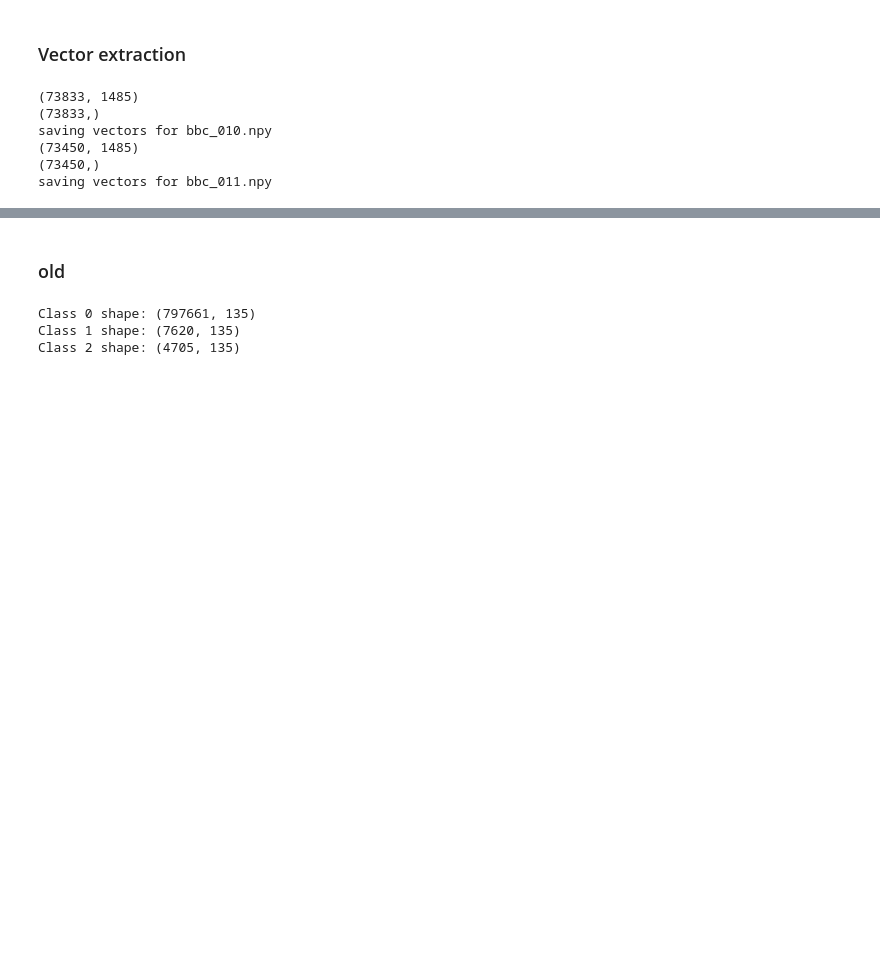
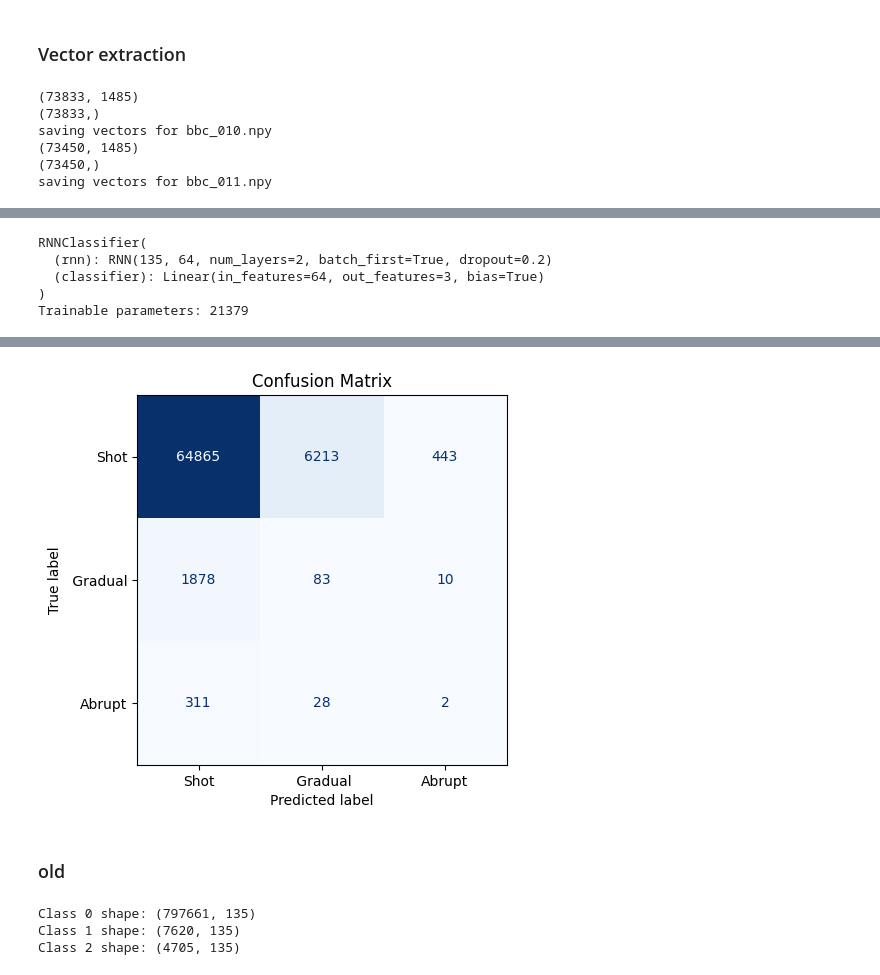
Before and after one commit to Bono046/DIP_project, a Jupyter notebook: SCD_features_classification.ipynb, the cells around one changed output, grey strips where cells are left out. Saved outputs shown, nothing was run; the diff lists cells and outputs as text; code cells hidden in the pictures; blank space fills up the shorter version.

```diff
--- a/SCD_features_classification.ipynb
+++ b/SCD_features_classification.ipynb
@@ -472,0 +709,47 @@ y_test = torch.load(data_path + '/bbc_vec_buff/bbc_test_y.pt')
+# %%
+# train and evaluate RNN model
+device = torch.device("cuda" if torch.cuda.is_available() else "cpu")
+
+input_size = feature_dim
+hidden_size = 64
+num_layers = 2
+num_classes = 3
+
+model_rnn = RNNClassifier(
+    input_size=input_size,
+    hidden_size=hidden_size,
+    num_layers=num_layers,
+    num_classes=num_classes,
+).to(device)
+
+
+class_weights = compute_class_weight(
+    class_weight='balanced',
+    classes=np.unique(y_train.numpy()),
+    y=y_train.numpy()
+)
+
+# Conversione in tensore da passare poi alla CrossEntropyLoss
+weights_tensor = torch.tensor(class_weights, dtype=torch.float32)
+loss_fn = nn.CrossEntropyLoss(weight=weights_tensor.to(device))
+
+
+optimizer = torch.optim.Adam(model_rnn.parameters(), lr=1e-3)
+
+print(model_rnn)
+print(f"Trainable parameters: {sum(p.numel() for p in model_rnn.parameters() if p.requires_grad)}")
+# %% [output]
+RNNClassifier(
+  (rnn): RNN(135, 64, num_layers=2, batch_first=True, dropout=0.2)
+  (classifier): Linear(in_features=64, out_features=3, bias=True)
+)
+Trainable parameters: 21379
+# %%
+# train and evaluate RNN model
+train_rnn_model(model_rnn, train_dataloader, loss_fn, optimizer, device, num_epochs=3)
+#evaluate the model
+accuracy, f1, all_preds, all_labels = evaluate_rnn_model(model_rnn, test_dataloader, device)
+print(f"RNN Accuracy: {accuracy * 100:.2f}%")
+print(f"RNN F1 Score: {f1:.4f}")
+plot_confusion_matrix(all_labels, all_preds)
+# %% [output]
@@ -473,3 +761,4 @@ y_test = torch.load(data_path + '/bbc_vec_buff/bbc_test_y.pt')
+[figure, added]
 # %% [markdown]
 ### old
 # %%
```
Also changed, not shown: parts of 49 cells of this notebook.
